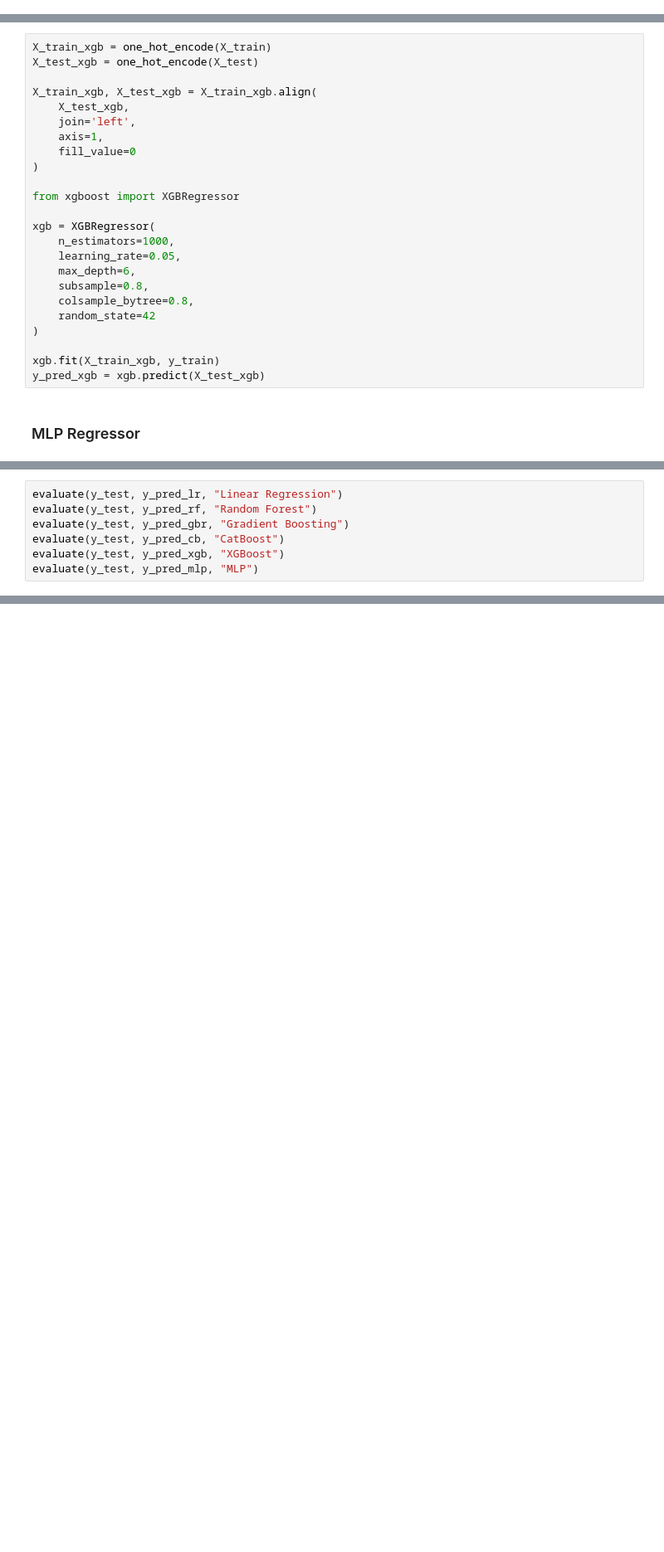
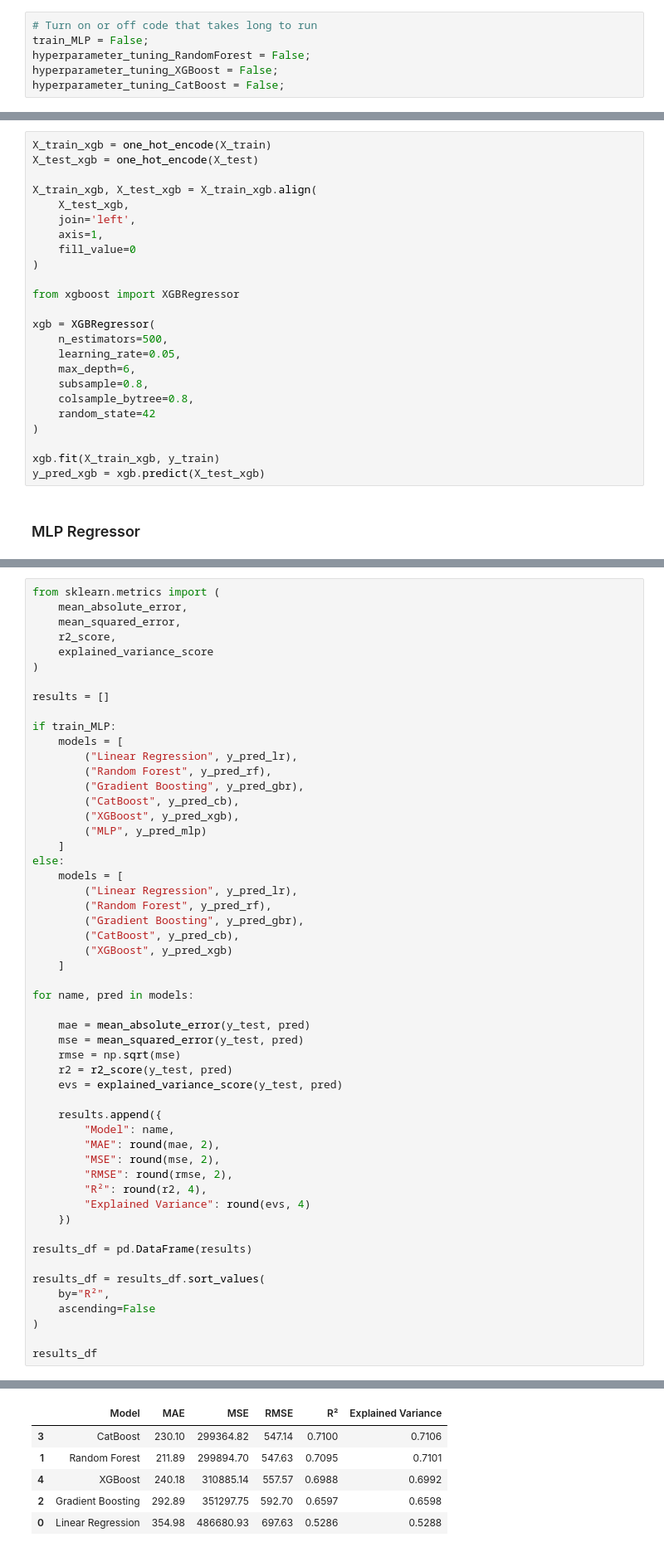
Before and after one commit to seapanda0/kl_rent_prices, a Jupyter notebook: kl_rent_prices.ipynb, the cells around one changed output, grey strips where cells are left out. Shown at 83% size. Drawn from its saved outputs; the diff is of its cells as text; blank space fills up the shorter version.

```diff
--- a/kl_rent_prices.ipynb
+++ b/kl_rent_prices.ipynb
@@ -7,6 +7,12 @@ import pandas as pd
 import matplotlib.pyplot as plt
 import numpy as np
 import seaborn as sns
+# %%
+# Turn on or off code that takes long to run
+train_MLP = False;
+hyperparameter_tuning_RandomForest = False;
+hyperparameter_tuning_XGBoost = False;
+hyperparameter_tuning_CatBoost = False;
 # %%
 pd.set_option('display.max_rows', None)
 pd.set_option('display.max_columns', None)
@@ -633,7 +635,7 @@ X_train_xgb, X_test_xgb = X_train_xgb.align(
 from xgboost import XGBRegressor
 
 xgb = XGBRegressor(
-    n_estimators=1000,
+    n_estimators=500,
     learning_rate=0.05,
     max_depth=6,
     subsample=0.8,
@@ -705,10 +695,56 @@ def evaluate(y_true, y_pred, model_name):
     print(f"R2: {r2:.4f}")
     print("-"*30)
 # %%
-evaluate(y_test, y_pred_lr, "Linear Regression")
-evaluate(y_test, y_pred_rf, "Random Forest")
-evaluate(y_test, y_pred_gbr, "Gradient Boosting")
-evaluate(y_test, y_pred_cb, "CatBoost")
-evaluate(y_test, y_pred_xgb, "XGBoost")
-evaluate(y_test, y_pred_mlp, "MLP")
+from sklearn.metrics import (
+    mean_absolute_error,
+    mean_squared_error,
+    r2_score,
+    explained_variance_score
+)
+
+results = []
+
+if train_MLP:
+    models = [
+        ("Linear Regression", y_pred_lr),
+        ("Random Forest", y_pred_rf),
+        ("Gradient Boosting", y_pred_gbr),
+        ("CatBoost", y_pred_cb),
+        ("XGBoost", y_pred_xgb),
+        ("MLP", y_pred_mlp)
+    ]
+else:
+    models = [
+        ("Linear Regression", y_pred_lr),
+        ("Random Forest", y_pred_rf),
+        ("Gradient Boosting", y_pred_gbr),
+        ("CatBoost", y_pred_cb),
+        ("XGBoost", y_pred_xgb)
+    ]
+
+for name, pred in models:
+
+    mae = mean_absolute_error(y_test, pred)
+    mse = mean_squared_error(y_test, pred)
+    rmse = np.sqrt(mse)
+    r2 = r2_score(y_test, pred)
+    evs = explained_variance_score(y_test, pred)
+
+    results.append({
+        "Model": name,
+        "MAE": round(mae, 2),
+        "MSE": round(mse, 2),
+        "RMSE": round(rmse, 2),
+        "R²": round(r2, 4),
+        "Explained Variance": round(evs, 4)
+    })
+
+results_df = pd.DataFrame(results)
+
+results_df = results_df.sort_values(
+    by="R²",
+    ascending=False
+)
+
+results_df
 # %% [output]
@@ -731,0 +751,6 @@ R2: 0.6708
+|  | Model | MAE | MSE | RMSE | R² | Explained Variance |
+| 3 | CatBoost | 230.10 | 299364.82 | 547.14 | 0.7100 | 0.7106 |
+| 1 | Random Forest | 211.89 | 299894.70 | 547.63 | 0.7095 | 0.7101 |
+| 4 | XGBoost | 240.18 | 310885.14 | 557.57 | 0.6988 | 0.6992 |
+| 2 | Gradient Boosting | 292.89 | 351297.75 | 592.70 | 0.6597 | 0.6598 |
+| 0 | Linear Regression | 354.98 | 486680.93 | 697.63 | 0.5286 | 0.5288 |
```
Also changed, not shown: parts of 18 cells of this notebook, 1 other file.
